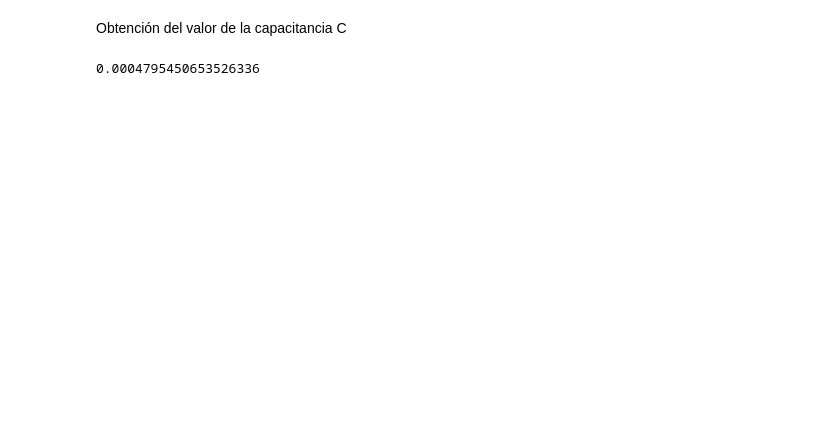
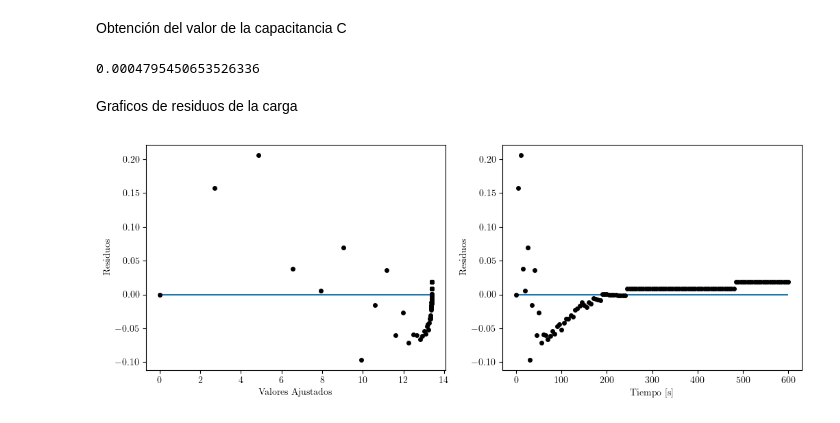
Before and after one commit to ivansolich/lab-eym, a Jupyter notebook: lab2/lab2.ipynb, the cells around one changed output. Saved outputs shown, nothing was run; the diff lists cells and outputs as text; code cells hidden in the pictures; blank space fills up the shorter version.

```diff
--- a/lab2/lab2.ipynb
+++ b/lab2/lab2.ipynb
@@ -23,8 +23,9 @@ def modeloCarga(x, v0, tau):
     return v0 * (1 - np.exp(-(1/tau) * x))
 
 params, pcov = sp.optimize.curve_fit(modeloCarga, tiempoCarga, voltajeCarga) # Coeficientes
-v0Ajuste, tauCargaAjuste = params
-
+v0CargaAjuste, tauCargaAjuste = params
+print("V0CargaAjuste: ", v0CargaAjuste)
+print("tauCargaAjuste: ", tauCargaAjuste)
 pesoTauCarga = 1/pcov[1][1]
 
 incertidumbre = np.sqrt(np.diag(pcov)) # Calculo la desv stnd con la matriz de covarianza
@@ -33,7 +34,7 @@ incertidumbreV0, incertidumbreTau = incertidumbre
 
 # Voltaje en funcion de tau
 
-vTau = modeloCarga(tauCargaAjuste, v0Ajuste, tauCargaAjuste) # Esto corresponderia al 63,2% de la carga
+vTau = modeloCarga(tauCargaAjuste, v0CargaAjuste, tauCargaAjuste) # Esto corresponderia al 63,2% de la carga
 
 # Graficacion
 
@@ -47,7 +48,7 @@ if __name__ == "__main__":
 
     ax.hlines(14.12, 0, 600, colors="black", ls="--", label="$V_{0}$")
     ax.plot(tiempoCarga, voltajeCarga, "o", color="black", markersize=4, alpha=0.5)
-    ax.plot(tiempoCarga, modeloCarga(tiempoCarga, v0Ajuste, tauCargaAjuste), '-', color="tab:red", markersize=4, alpha=0.5, label="Curva ajustada")
+    ax.plot(tiempoCarga, modeloCarga(tiempoCarga, v0CargaAjuste, tauCargaAjuste), '-', color="tab:red", markersize=4, alpha=0.5, label="Curva ajustada")
     ax.plot(tauCargaAjuste, vTau, "o", color="tab:green", markersize=4, label =r"$V(\tau)$")
 
     plt.xlim(0, 600)
@@ -74,7 +77,9 @@ def modeloDescarga(x, v0, tau):
     return v0*np.exp(-x*(1/tau))
 
 params, pcov = sp.optimize.curve_fit(modeloDescarga, tiempoDescarga, voltajeDescarga) # Coeficientes
-v0Ajuste, tauDescargaAjuste = params
+v0DescargaAjuste, tauDescargaAjuste = params
+print("V0DescargaAjuste: ", v0DescargaAjuste)
+print("tauDescargaAjuste: ", tauDescargaAjuste)
 pesoTauDescarga = 1/pcov[1][1]
 incertidumbre = np.sqrt(np.diag(pcov)) # Calculo la desv stnd con la matriz de covarianza
 incertidumbreV0, incertidumbreTau = incertidumbre
@@ -82,7 +87,7 @@ incertidumbreV0, incertidumbreTau = incertidumbre
 
 # Voltaje en funcion de tau
 
-vTau = modeloDescarga(tauDescargaAjuste, v0Ajuste, tauDescargaAjuste)
+vTau = modeloDescarga(tauDescargaAjuste, v0DescargaAjuste, tauDescargaAjuste)
 
 # Graficacion
 
@@ -94,7 +99,7 @@ plt.rcParams['font.family'] = 'STIXGeneral'
 
 ax.hlines(0, 0, 300, colors="black", ls="--", label="$V_0$")
 ax.plot(tiempoDescarga, voltajeDescarga, "o", color="black", markersize=4, alpha=0.5)
-ax.plot(tiempoDescarga, modeloDescarga(tiempoDescarga, v0Ajuste, tauDescargaAjuste), '-', color="tab:red", markersize=4, alpha=0.5, label="Curva ajustada")
+ax.plot(tiempoDescarga, modeloDescarga(tiempoDescarga, v0DescargaAjuste, tauDescargaAjuste), '-', color="tab:red", markersize=4, alpha=0.5, label="Curva ajustada")
 ax.plot(tauDescargaAjuste, vTau, "o", color="tab:green", markersize=4, label =r"$V(\tau)$")
 plt.xlim(0, 300)
 
@@ -131,3 +140,41 @@ C = mediaTau / R
 print(C)
 # %% [output]
 0.0004795450653526336
+# %% [markdown]
+Graficos de residuos de la carga
+# %%
+plt.rcParams['text.usetex'] = True
+
+# Ajuste exponencial
+def modeloCarga(x, a, tau):
+    return a * (1 - np.exp(-(1/tau) * x))
+
+params,_ = sp.optimize.curve_fit(modeloCarga, tiempoCarga, voltajeCarga) # Coeficientes
+vPredichoCarga = modeloCarga(tiempoCarga, v0CargaAjuste,tauCargaAjuste)
+residuosCarga = voltajeCarga - vPredichoCarga
+mediaResiduos = np.mean(residuosCarga)
+
+# Graficacion
+
+fig, (ax1,ax2) = plt.subplots(nrows=1, ncols=2,figsize=(10.5,4))
+
+# Utilizar fuente de Latex
+plt.rcParams['mathtext.fontset'] = 'stix'
+plt.rcParams['font.family'] = 'STIXGeneral'
+
+ax1.hlines(0, vPredichoCarga.min(), vPredichoCarga.max())
+ax1.plot(vPredichoCarga, residuosCarga, "o", color="black", markersize=4)
+ax1.set_xlabel("Valores Ajustados")
+ax1.set_ylabel("Residuos")
+#ax1.set_ylim([residuos.min()-0.11, residuos.max()+0.01])
+
+ax2.hlines(0, tiempoCarga.min(), tiempoCarga.max())
+ax2.plot(tiempoCarga, residuosCarga, "o", color="black", markersize=4)
+ax2.set_ylabel("Residuos")
+ax2.set_xlabel("Tiempo [s]")
+
+plt.tight_layout()
+
+plt.show()
+# %% [output]
+[figure, added]
```
Also changed, not shown: parts of 7 cells of this notebook.
